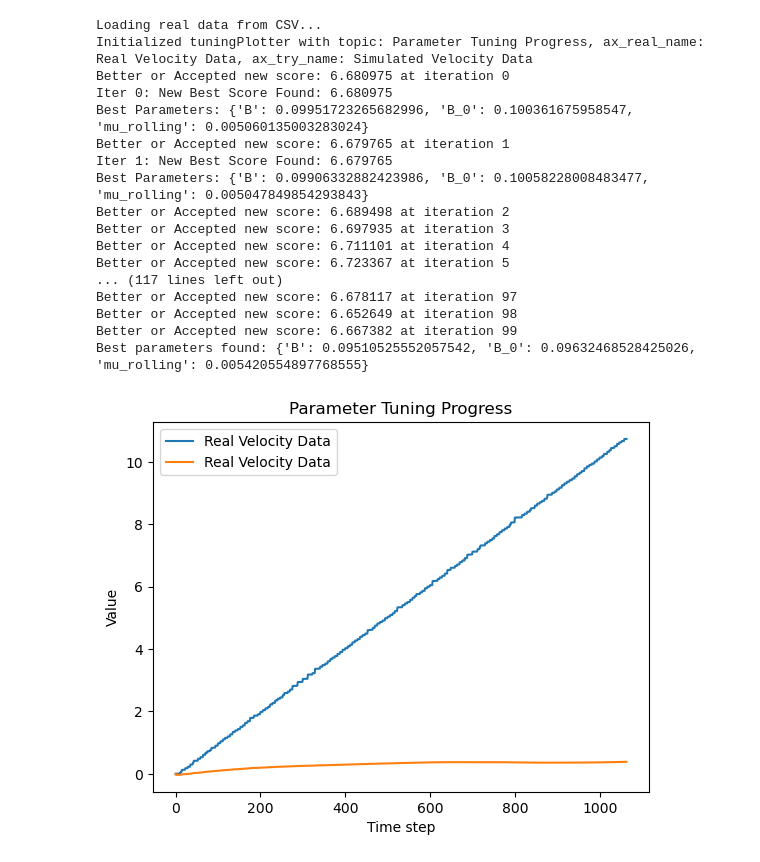
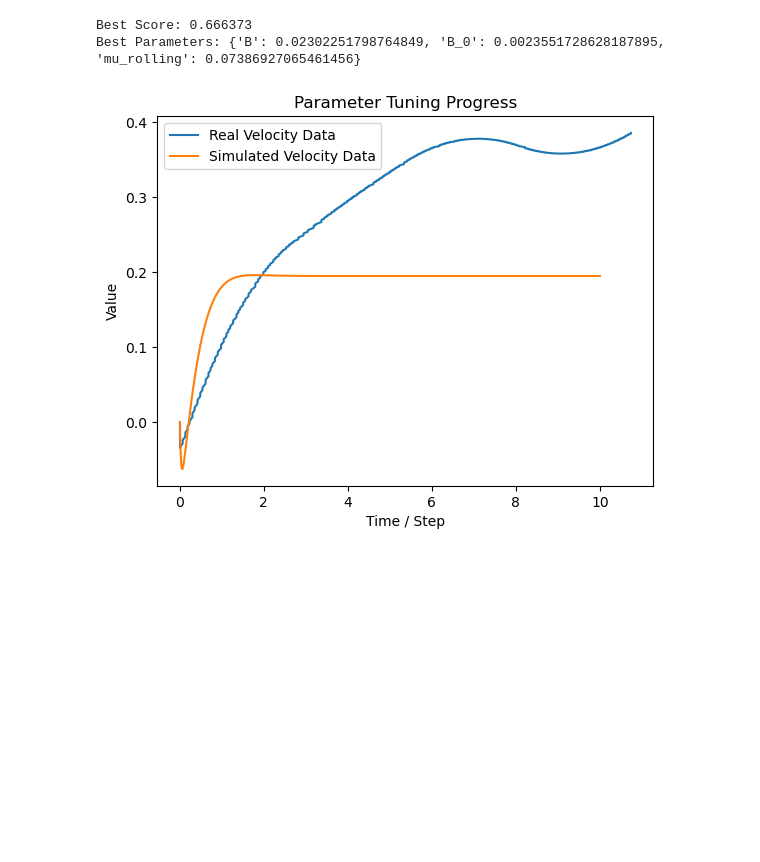
Before and after one commit to gaoshenghan1130/Python_Simu4Unicycle, a Jupyter notebook: Derivation/Segway/Tuner.ipynb, the cells around one changed output. Drawn from its saved outputs; the diff is of its cells as text; code cells hidden in the pictures; blank space fills up the shorter version.

Commit message:
fix plotter issue

```diff
--- a/Derivation/Segway/Tuner.ipynb
+++ b/Derivation/Segway/Tuner.ipynb
@@ -35,60 +37,60 @@ if data is None:
 
 realdata = getVelocityFromData(data)
 
 def penaltyFunc(resultStorage):
     error = 0.0
 
     if realdata is None or len(realdata) == 0:
         raise ValueError("Real data is empty, cannot compute penalty.")
     if resultStorage is None or len(resultStorage) == 0:
         raise ValueError("Simulation result is empty, cannot compute penalty.")
 
     numeric_results = []
 
     tcolumn = resultStorage[0]  #  the first column is time
     vcolumn = resultStorage[1]  #  second column is velocity
 
+
     for t, v in zip(tcolumn, vcolumn):
         numeric_results.append((t, v))
 
-    for item in realdata:
-        time = item[0]
-        real_vel = item[1]
-        closest_time = min(numeric_results, key=lambda x: abs(x[0] - time))
-        sim_vel = closest_time[1]
-        # calculate the squared error
-        error += (real_vel - sim_vel) ** 2
+    times = [t/100 for t in range(600,1000)] # 0 to 10 seconds with 0.01s intervals
 
-    #print(f"Current penalty (MSE): {error / len(realdata)}")
-    return error/ len(realdata)
+    for t in times:
+        closest_time_simu = min(numeric_results, key=lambda x: abs(x[0] - t))
+        closest_time_real = min(realdata, key=lambda x: abs(x[0] - t))
+
+        print(closest_time_simu, closest_time_real)
+
+        # print(f"Time: {t:.2f} s, Simulated Velocity: {closest_time_simu[1]:.4f}, Real Velocity: {closest_time_real[1]:.4f}")
+
+        error += (closest_time_simu[1] - closest_time_real[1]) ** 2
 
 
 
-best_params = tune_parameters(paramDict = {"B": 0.1, "B_0": 0.1, "mu_rolling": 0.005},
+    # for time, real_vel in realdata:  # iterate through the real data samples
+    #     if time < 9.9:  # only consider the first 10 seconds of data
+    #         closest_time = min(numeric_results, key=lambda x: abs(x[0] - time))
+    #         print("closest_time:", closest_time)
+    #         sim_vel = closest_time[1]
+    #         # calculate the squared error
+    #         error += (real_vel - sim_vel) ** 2
+
+    #print(f"Current penalty (MSE): {error / len(realdata)}")
+    return error / len(times)
+
+
+
+best_params = tune_parameters(paramDict ={'B': 0.018821967284210275, 'B_0': 0.0014464433962108783, 'mu_rolling': 0.028221652163219473},
                                 simulation=simulate,
                                 realdata=realdata,
                                 ax_real_name="Real Velocity Data",
                                 ax_try_name="Simulated Velocity Data",
                                 penaltyFunc=penaltyFunc,
-                                columnIndex = 1, # [x_c, x_c_dot, gamma, gamma_dot] we want to compare the velocity which is at index 1
+                                columnIndex = 2, # [x_c, x_c_dot, gamma, gamma_dot] we want to compare the velocity which is at index 2， (time is at 0)
+                                max_iterations=50,
                                 )
-print("Best parameters found:", best_params)
 # %% [output]
-Loading real data from CSV...
-Initialized tuningPlotter with topic: Parameter Tuning Progress, ax_real_name: Real Velocity Data, ax_try_name: Simulated Velocity Data
-Better or Accepted new score: 6.680975 at iteration 0
-Iter 0: New Best Score Found: 6.680975
-Best Parameters: {'B': 0.09951723265682996, 'B_0': 0.100361675958547, 'mu_rolling': 0.005060135003283024}
-Better or Accepted new score: 6.679765 at iteration 1
-Iter 1: New Best Score Found: 6.679765
-Best Parameters: {'B': 0.09906332882423986, 'B_0': 0.10058228008483477, 'mu_rolling': 0.005047849854293843}
-Better or Accepted new score: 6.689498 at iteration 2
-Better or Accepted new score: 6.697935 at iteration 3
-Better or Accepted new score: 6.711101 at iteration 4
-Better or Accepted new score: 6.723367 at iteration 5
-... (117 lines left out)
-Better or Accepted new score: 6.678117 at iteration 97
-Better or Accepted new score: 6.652649 at iteration 98
-Better or Accepted new score: 6.667382 at iteration 99
-Best parameters found: {'B': 0.09510525552057542, 'B_0': 0.09632468528425026, 'mu_rolling': 0.005420554897768555}
+Best Score: 0.666373
+Best Parameters: {'B': 0.02302251798764849, 'B_0': 0.0023551728628187895, 'mu_rolling': 0.07386927065461456}
-[figure, old version]
+[figure, new version]
```
Also changed, not shown: parts of 1 cell of this notebook, 4 other files.
